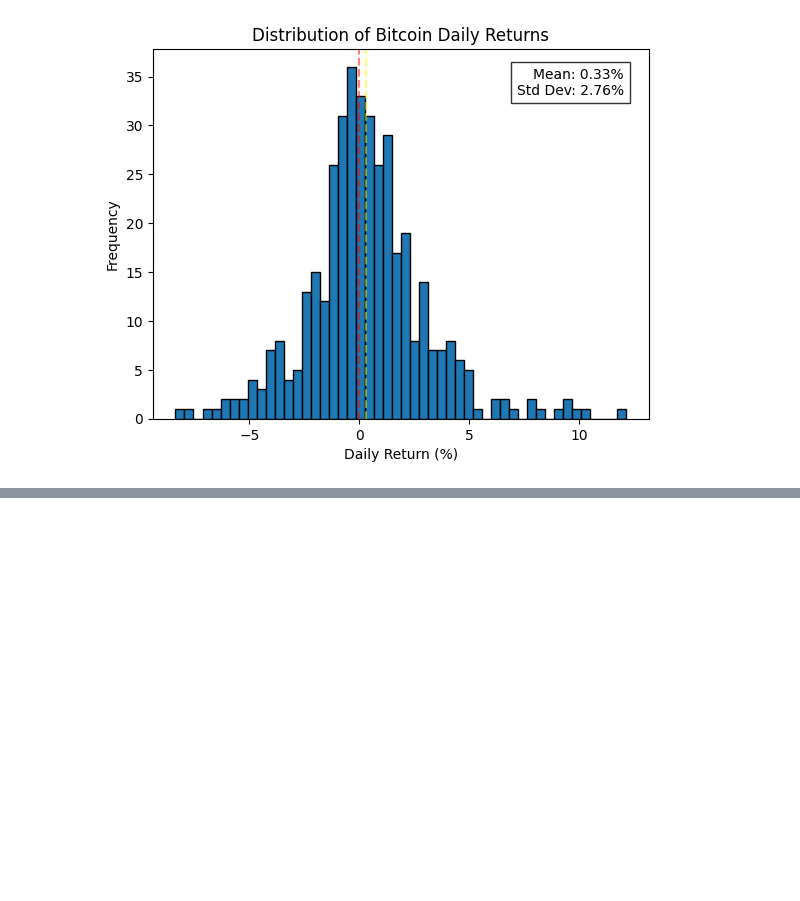
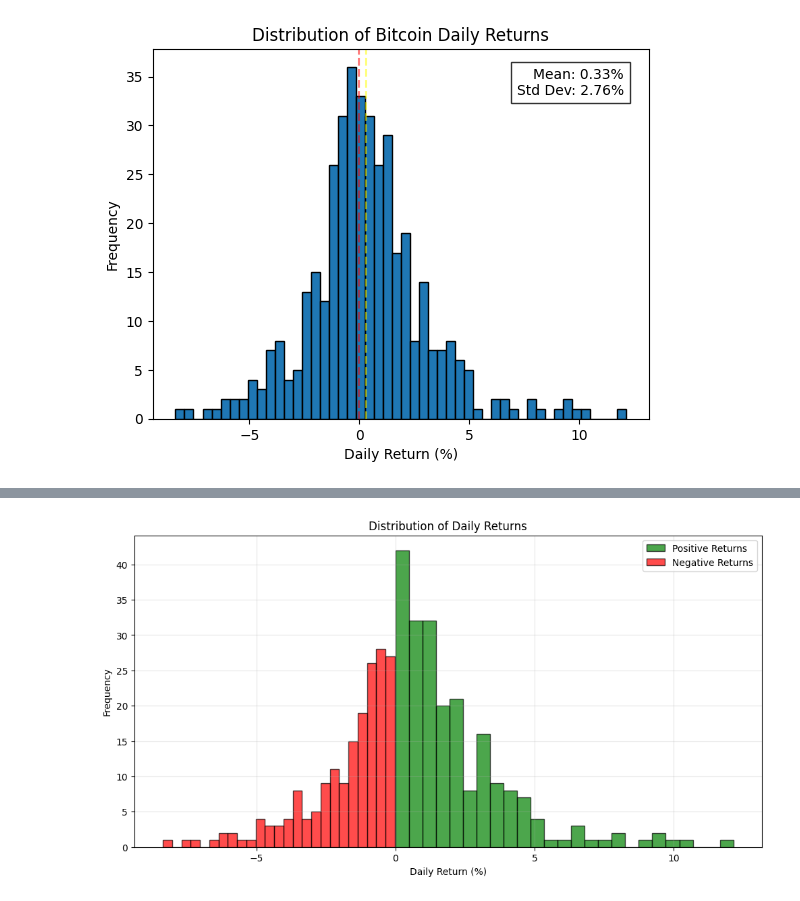
Before and after one commit to YohannesGobezie/Bitcoin-Price-Analysis, a Jupyter notebook: analysis.ipynb, the cells around one changed output, grey strips where cells are left out. Saved outputs shown, nothing was run; the diff lists cells and outputs as text; code cells hidden in the pictures; blank space fills up the shorter version.

```diff
--- a/analysis.ipynb
+++ b/analysis.ipynb
@@ -96,0 +109,3 @@ plt.show()
+# %%
+df['is_positive_day'] = (df['daily_return'] > 0).astype(int)
+df['is_positive_day'].head()
@@ -96,0 +150,22 @@ plt.show()
+# %%
+plt.figure(figsize=(12, 6))
+plt.hist(df[df['is_positive_day'] == 1]['daily_return_pct'],
+         bins=25,
+         alpha=0.7,
+         label='Positive Returns',
+         color='green',
+         edgecolor = 'black')
+plt.hist(df[df['is_positive_day'] == 0]['daily_return_pct'],
+         bins=25,
+         alpha=0.7,
+         label='Negative Returns',
+         color='red',
+         edgecolor = 'black')
+plt.title('Distribution of Daily Returns')
+plt.xlabel('Daily Return (%)')
+plt.ylabel('Frequency')
+plt.legend()
+plt.grid(True, alpha=0.3)
+plt.show()
+# %% [output]
+[figure, added]
```
Also changed, not shown: parts of 6 cells of this notebook.
